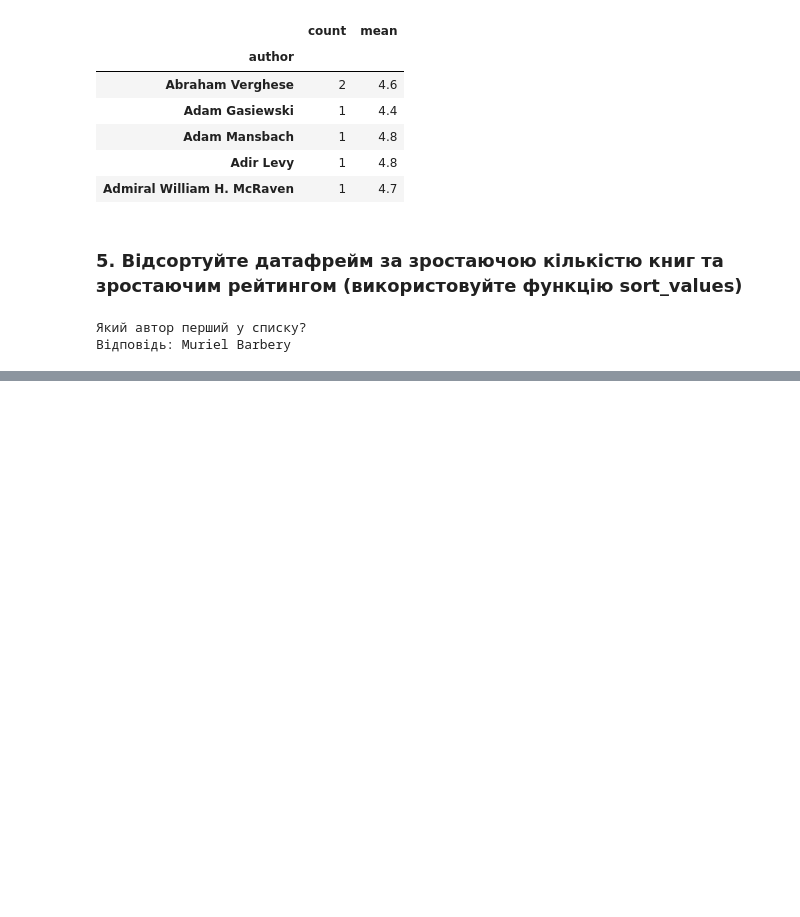
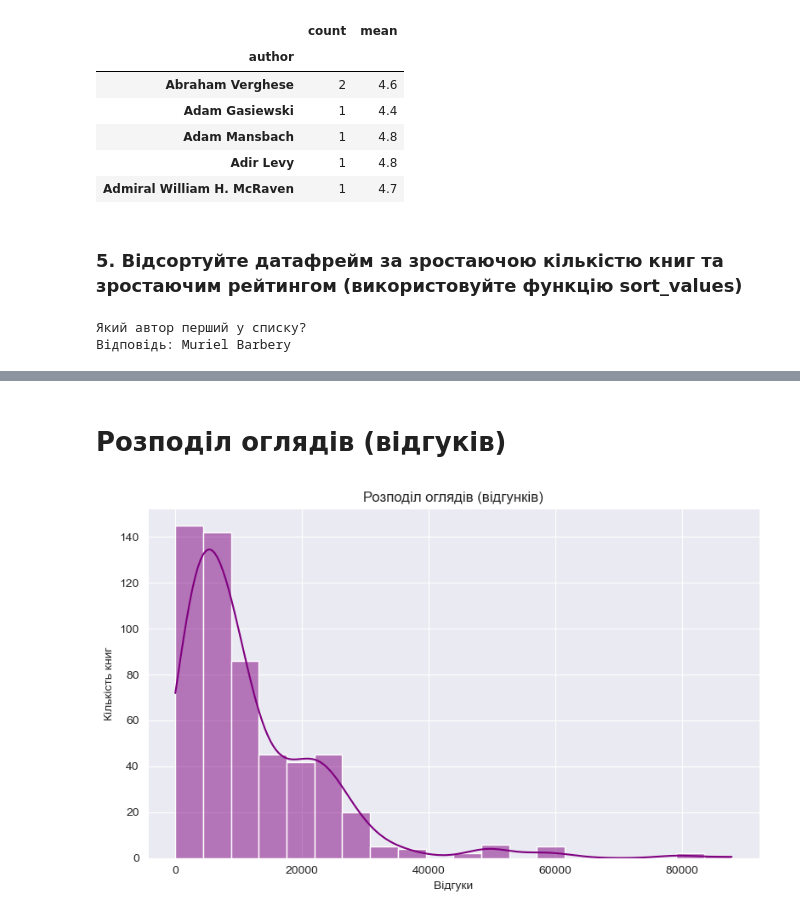
Before and after one commit to rattlingmars8/DS, a Jupyter notebook: HW2/HW2.3.ipynb, the cells around one changed output, grey strips where cells are left out. Saved outputs shown, nothing was run; the diff lists cells and outputs as text; code cells hidden in the pictures; blank space fills up the shorter version.

```diff
--- a/HW2/HW2.3.ipynb
+++ b/HW2/HW2.3.ipynb
@@ -213,0 +243,12 @@ print(f'Який автор перший у списку?\nВідповідь: {
+# %% [markdown]
+# Розподіл оглядів (відгуків)
+# %%
+plt.figure(figsize=(8, 5))
+sns.histplot(data=df, x='reviews', kde=True, color='purple', alpha=0.5, bins=20)
+plt.title("Розподіл оглядів (відгунків)")
+plt.xlabel("Відгуки")
+plt.ylabel("Кількість книг")
+plt.tight_layout()
+plt.show()
+# %% [output]
+[figure, added]
```
Also changed, not shown: parts of 7 cells of this notebook, 1 other file.
